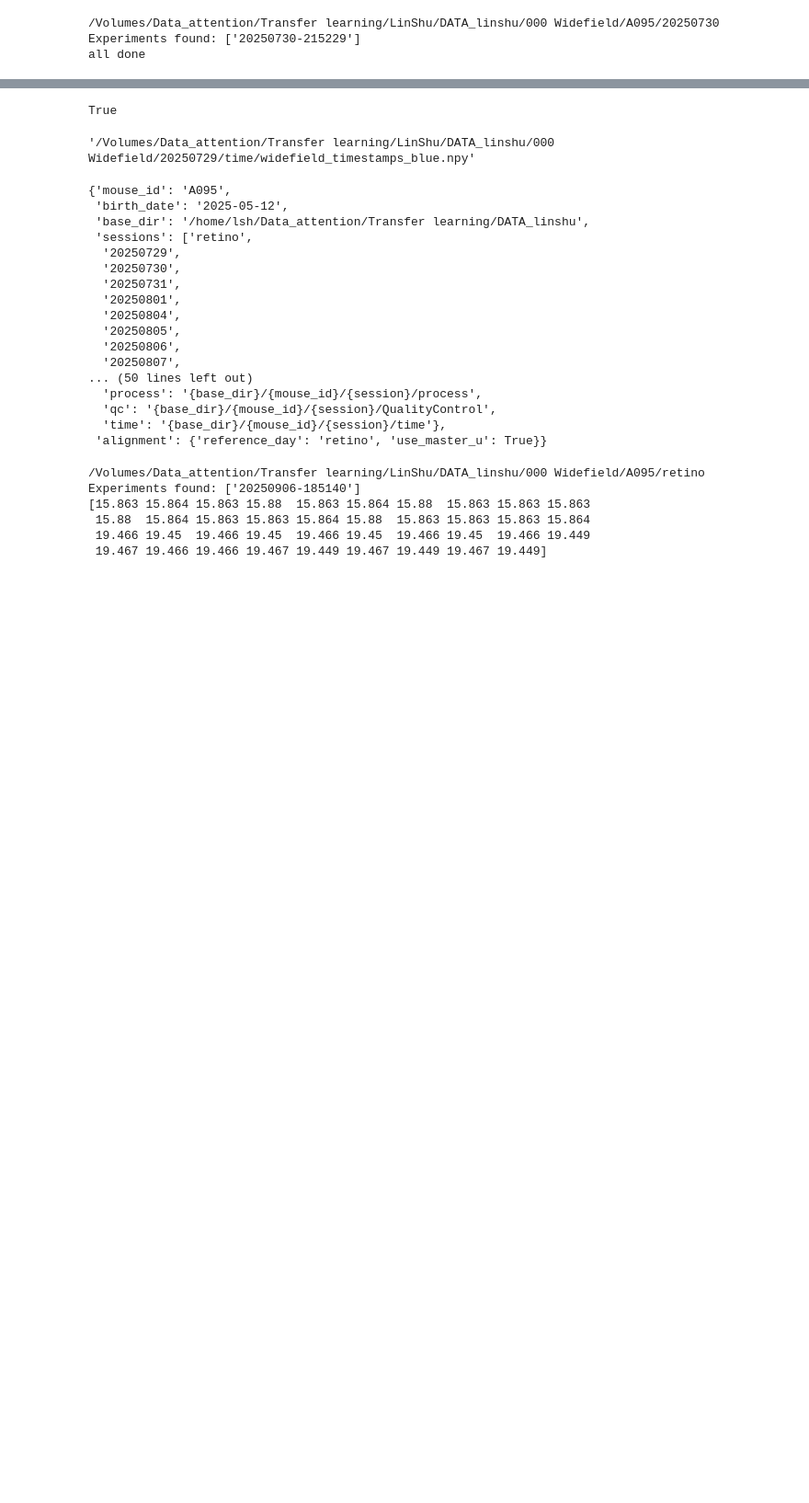
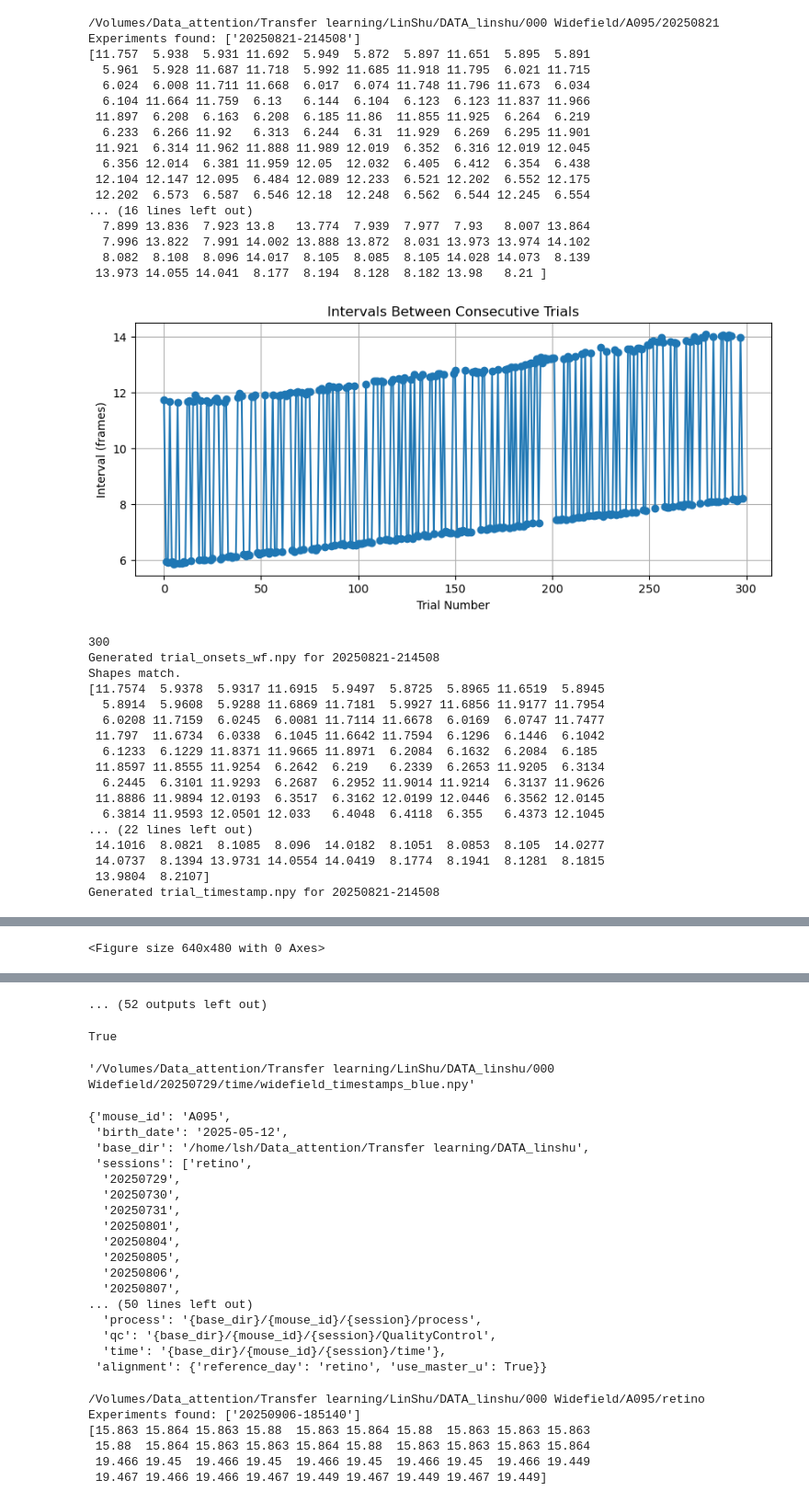
Before and after one commit to Sh555Lin/WF_GoNogo, a Jupyter notebook: analysis/load_timelite.ipynb, the cells around one changed output, grey strips where cells are left out. Shown at 92% size. Saved outputs shown, nothing was run; the diff lists cells and outputs as text; code cells hidden in the pictures; blank space fills up the shorter version.

```diff
--- a/analysis/load_timelite.ipynb
+++ b/analysis/load_timelite.ipynb
@@ -22,17 +22,51 @@ def load_config(config_path):
 # %%
 config_path = pjoin(os.path.abspath('..'),'config/A095_config.yaml')
                     #"/home/lsh/WF_GoNogo/config/A095_config.yaml"
 
 config = load_config(config_path)
 config['base_dir'] = '/Volumes/Data_attention/Transfer learning/LinShu/DATA_linshu/000 Widefield'
 for session in config["sessions"]:
     if session in ['retino','20250730','20250801','20250807','20250808','20250811','20250813','20250911','20250930','20251001']:
         continue
-    if os.path.exists(pjoin(config['base_dir'],config['mouse_id'],session,'time/widefield_timestamps_blue.npy')):
+    wf_timestamp_file =  pjoin(config['base_dir'],config['mouse_id'],session,'time/widefield_timestamps_blue.npy')
+    trial_timestamp_file = pjoin(config['base_dir'],config['mouse_id'],session,'time/trial_timestamp.npy')
+    if os.path.exists(wf_timestamp_file) and os.path.exists(trial_timestamp_file):
         continue
     load_timelite(config, session)
 print(f"all done")
 # %% [output]
-/Volumes/Data_attention/Transfer learning/LinShu/DATA_linshu/000 Widefield/A095/20250730
-Experiments found: ['20250730-215229']
-all done
+/Volumes/Data_attention/Transfer learning/LinShu/DATA_linshu/000 Widefield/A095/20250821
+Experiments found: ['20250821-214508']
+[11.757  5.938  5.931 11.692  5.949  5.872  5.897 11.651  5.895  5.891
+  5.961  5.928 11.687 11.718  5.992 11.685 11.918 11.795  6.021 11.715
+  6.024  6.008 11.711 11.668  6.017  6.074 11.748 11.796 11.673  6.034
+  6.104 11.664 11.759  6.13   6.144  6.104  6.123  6.123 11.837 11.966
+ 11.897  6.208  6.163  6.208  6.185 11.86  11.855 11.925  6.264  6.219
+  6.233  6.266 11.92   6.313  6.244  6.31  11.929  6.269  6.295 11.901
+ 11.921  6.314 11.962 11.888 11.989 12.019  6.352  6.316 12.019 12.045
+  6.356 12.014  6.381 11.959 12.05  12.032  6.405  6.412  6.354  6.438
+ 12.104 12.147 12.095  6.484 12.089 12.233  6.521 12.202  6.552 12.175
+ 12.202  6.573  6.587  6.546 12.18  12.248  6.562  6.544 12.245  6.554
+... (16 lines left out)
+  7.899 13.836  7.923 13.8   13.774  7.939  7.977  7.93   8.007 13.864
+  7.996 13.822  7.991 14.002 13.888 13.872  8.031 13.973 13.974 14.102
+  8.082  8.108  8.096 14.017  8.105  8.085  8.105 14.028 14.073  8.139
+ 13.973 14.055 14.041  8.177  8.194  8.128  8.182 13.98   8.21 ]
+[figure, added]
+300
+Generated trial_onsets_wf.npy for 20250821-214508
+Shapes match.
+[11.7574  5.9378  5.9317 11.6915  5.9497  5.8725  5.8965 11.6519  5.8945
+  5.8914  5.9608  5.9288 11.6869 11.7181  5.9927 11.6856 11.9177 11.7954
+  6.0208 11.7159  6.0245  6.0081 11.7114 11.6678  6.0169  6.0747 11.7477
+ 11.797  11.6734  6.0338  6.1045 11.6642 11.7594  6.1296  6.1446  6.1042
+  6.1233  6.1229 11.8371 11.9665 11.8971  6.2084  6.1632  6.2084  6.185
+ 11.8597 11.8555 11.9254  6.2642  6.219   6.2339  6.2653 11.9205  6.3134
+  6.2445  6.3101 11.9293  6.2687  6.2952 11.9014 11.9214  6.3137 11.9626
+ 11.8886 11.9894 12.0193  6.3517  6.3162 12.0199 12.0446  6.3562 12.0145
+  6.3814 11.9593 12.0501 12.033   6.4048  6.4118  6.355   6.4373 12.1045
+... (22 lines left out)
+ 14.1016  8.0821  8.1085  8.096  14.0182  8.1051  8.0853  8.105  14.0277
+ 14.0737  8.1394 13.9731 14.0554 14.0419  8.1774  8.1941  8.1281  8.1815
+ 13.9804  8.2107]
+Generated trial_timestamp.npy for 20250821-214508
@@ -38,0 +95 @@ all done
+<Figure size 640x480 with 0 Axes>
@@ -39,3 +114,4 @@ all done
+... (52 outputs left out)
 # %%
 os.path.exists(pjoin(config['base_dir'],config['mouse_id'],'20250729','time/widefield_timestamps_blue.npy'))
 # %% [output]
```
Also changed, not shown: parts of 1 cell of this notebook.
